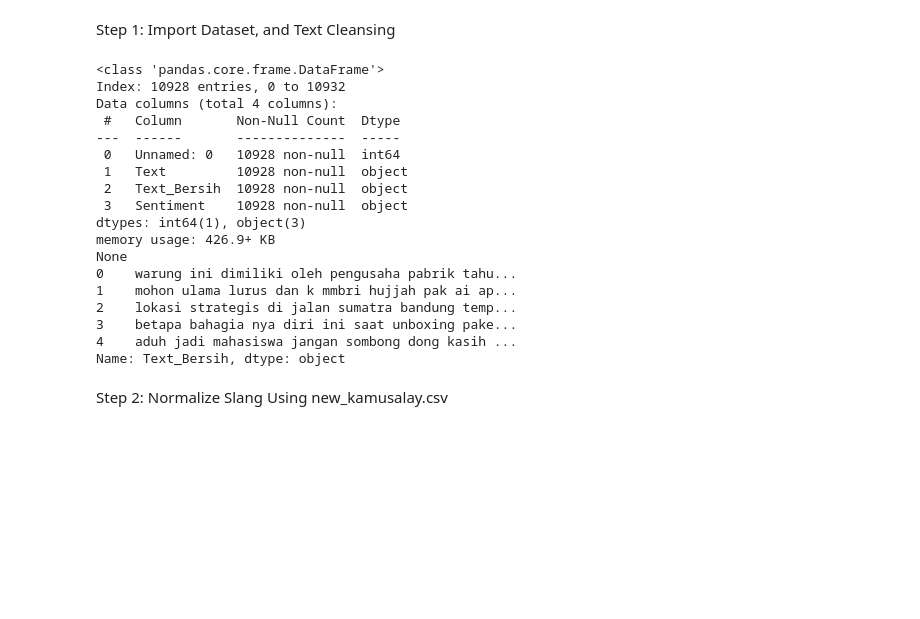
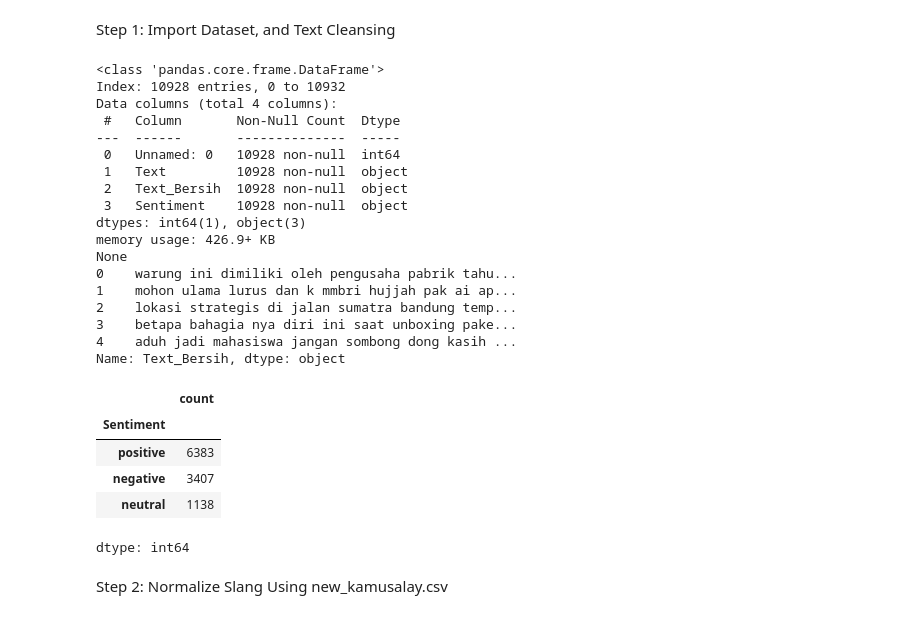
Before and after one commit to isumizumi/DSC25-PlatinumChallenge, a Jupyter notebook: Final_Model_LSTM.ipynb, the cells around one changed output. Cells and saved outputs as stored; diff of their text form; code cells hidden in the pictures; blank space fills up the shorter version.

```diff
--- a/Final_Model_LSTM.ipynb
+++ b/Final_Model_LSTM.ipynb
@@ -22,33 +22,45 @@ def cleansing_text(text):
     text = re.sub(r'[^a-z\s!?]', '', text)  # Remove special characters except '!?'
     text = re.sub(r'\s+', ' ', text).strip()  # Remove extra spaces
     text = re.sub(r'http\S+|www\S+|https\S+', '', text)  # Remove URLs
     return text
 
 # Apply cleansing function
 df['Text_Bersih'] = df['Text_Bersih'].apply(cleansing_text)
 
 # Display dataset info
 print(df.info())
 print(df['Text_Bersih'].head())
+
+# Memeriksa ukuran (dimensi) dari DataFrame (jumlah baris dan kolom)
+df.shape
+
+# Menghitung jumlah kemunculan setiap nilai unik dalam kolom Sentiment dari DataFrame
+df['Sentiment'].value_counts()
 # %% [output]
 <class 'pandas.core.frame.DataFrame'>
 Index: 10928 entries, 0 to 10932
 Data columns (total 4 columns):
  #   Column       Non-Null Count  Dtype
 ---  ------       --------------  -----
  0   Unnamed: 0   10928 non-null  int64
  1   Text         10928 non-null  object
  2   Text_Bersih  10928 non-null  object
  3   Sentiment    10928 non-null  object
 dtypes: int64(1), object(3)
 memory usage: 426.9+ KB
 None
 0    warung ini dimiliki oleh pengusaha pabrik tahu...
 1    mohon ulama lurus dan k mmbri hujjah pak ai ap...
 2    lokasi strategis di jalan sumatra bandung temp...
 3    betapa bahagia nya diri ini saat unboxing pake...
 4    aduh jadi mahasiswa jangan sombong dong kasih ...
 Name: Text_Bersih, dtype: object
+|  | count |
+| Sentiment |  |
+| positive | 6383 |
+| negative | 3407 |
+| neutral | 1138 |
+dtype: int64
 # %% [markdown]
 Step 2: Normalize Slang Using new_kamusalay.csv
 # %%
```
Also changed, not shown: parts of 8 cells of this notebook, 1 other file.
